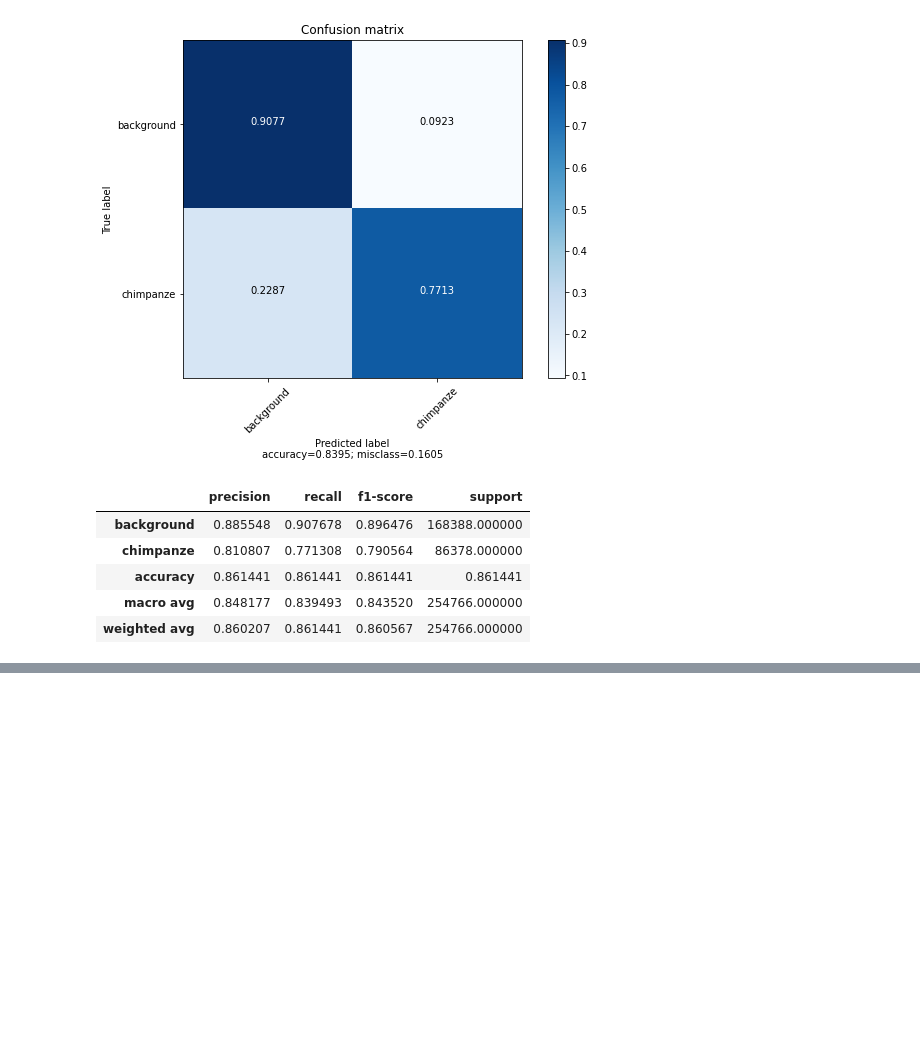
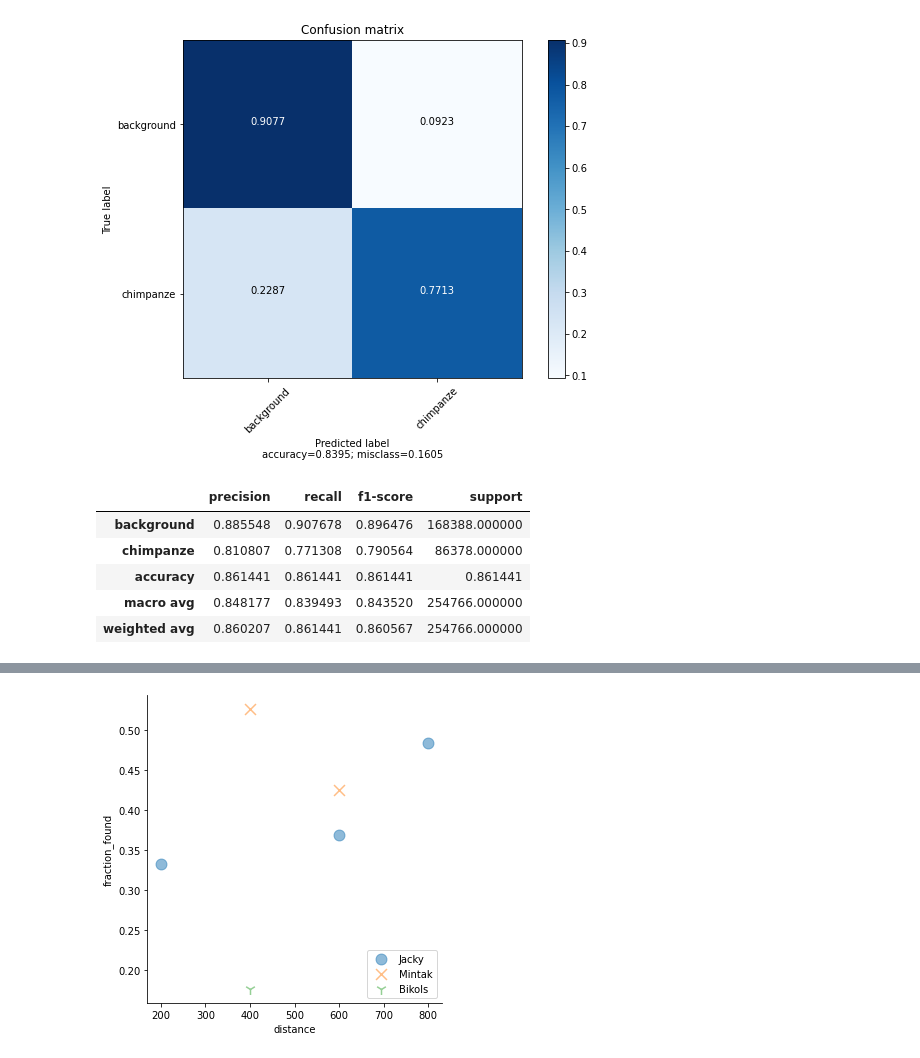
Before and after one commit to UtrechtUniversity/animal-sounds, a Jupyter notebook: output/notebooks/svm_results.ipynb, the cells around one changed output, grey strips where cells are left out. Drawn from its saved outputs; the diff is of its cells as text; code cells hidden in the pictures; blank space fills up the shorter version.

```diff
--- a/output/notebooks/svm_results.ipynb
+++ b/output/notebooks/svm_results.ipynb
@@ -666,0 +720,3 @@ get_classification_report(targets,preds)
+# %%
+df = pd.DataFrame({'folder': folders, 'distance': distance, 'transect': transect, 'fraction_found': pf_list, 'false_positives': false_positives})
+df
@@ -666,0 +731,13 @@ get_classification_report(targets,preds)
+# %%
+import seaborn as sns
+import matplotlib.pyplot as plt
+
+# give a list to the marker argument
+sns.lmplot( x="distance", y="fraction_found", data=df, fit_reg=False, hue='transect', legend=False, markers=["o", "x", "1"], scatter_kws={"s": 120, "alpha": 0.5})
+
+# Move the legend to an empty part of the plot
+plt.legend(loc='lower right')
+
+plt.show()
+# %% [output]
+[figure, added]
```
Also changed, not shown: parts of 6 cells of this notebook.
